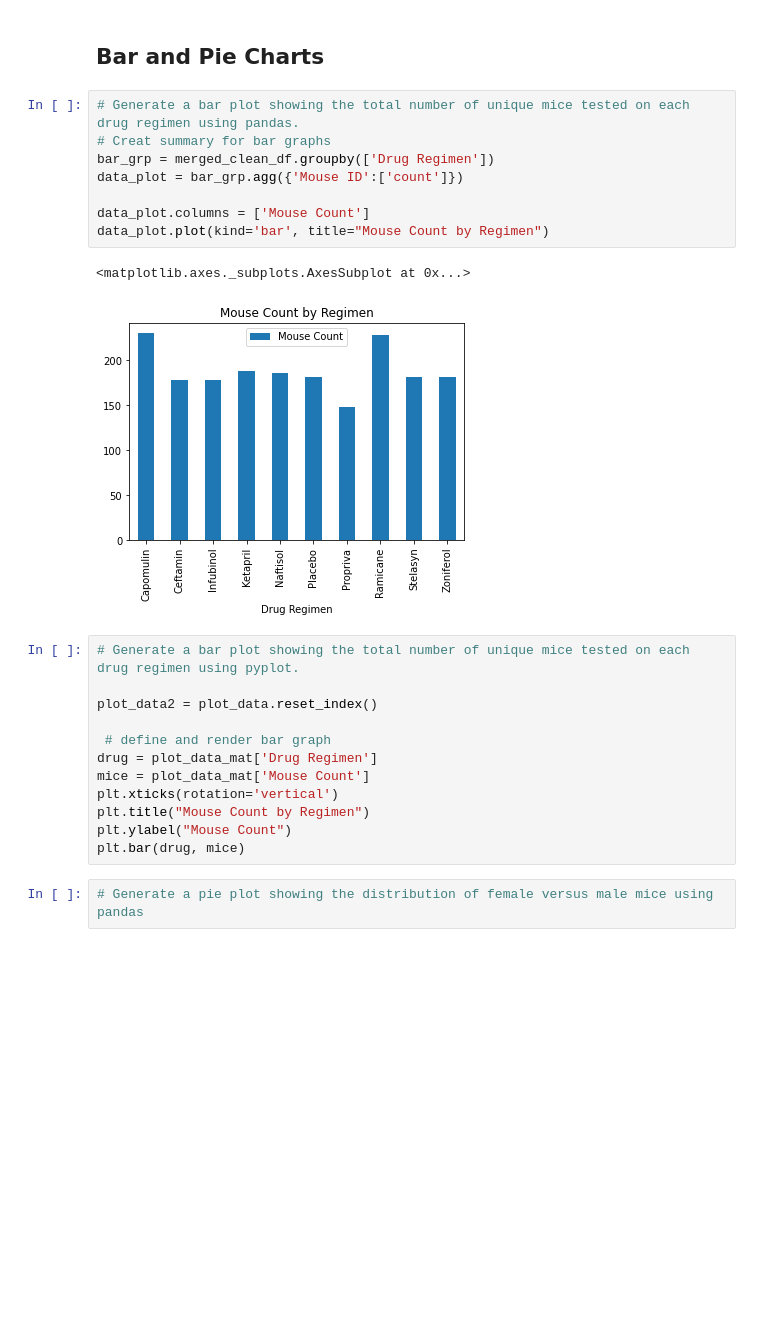
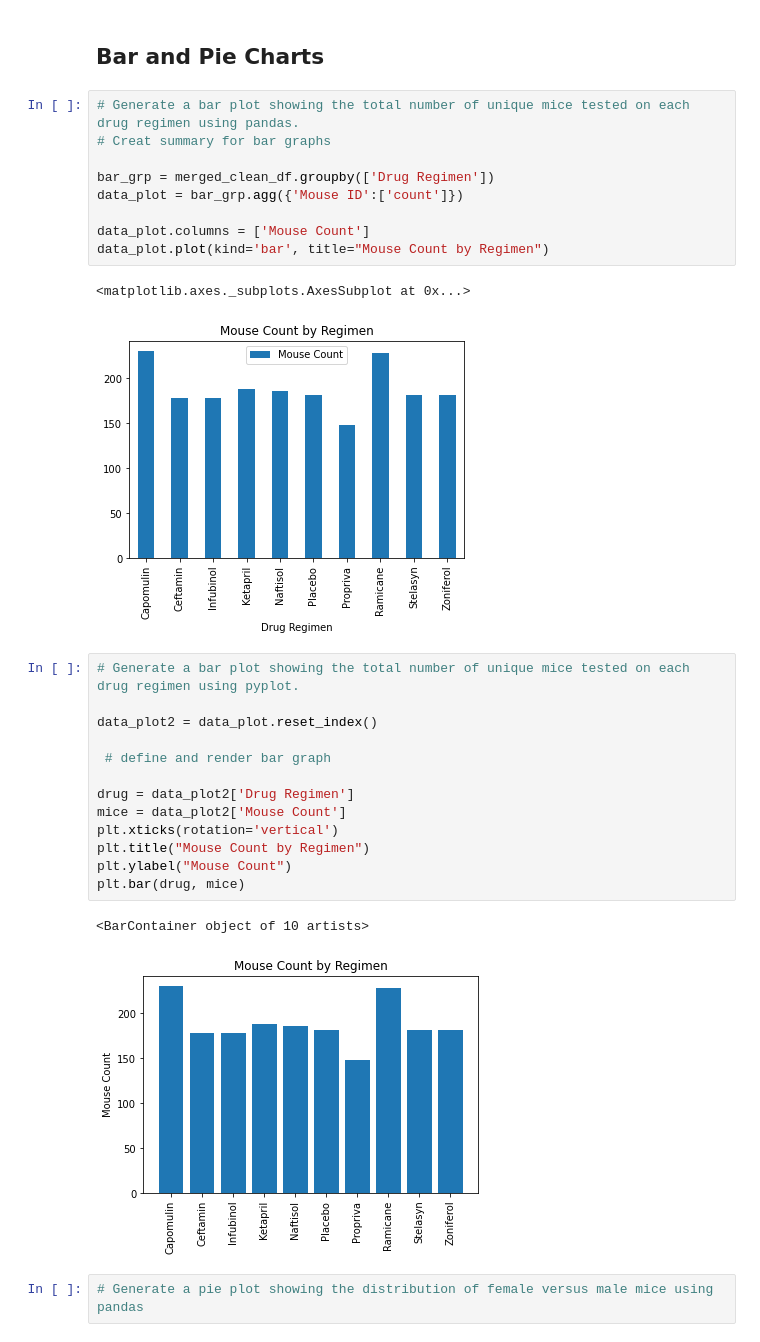
Before and after one commit to abarnatan/matplotlib-challenge, a Jupyter notebook: pymaceuticals_starter.ipynb, the cells around one changed output. Cells and saved outputs as stored; diff of their text form; blank space fills up the shorter version.

```diff
--- a/pymaceuticals_starter.ipynb
+++ b/pymaceuticals_starter.ipynb
@@ -137,6 +150,7 @@ clean_agg
 # %%
 # Generate a bar plot showing the total number of unique mice tested on each drug regimen using pandas.
 # Creat summary for bar graphs
+
 bar_grp = merged_clean_df.groupby(['Drug Regimen'])
 data_plot = bar_grp.agg({'Mouse ID':['count']})
 
@@ -148,15 +162,19 @@ data_plot.plot(kind='bar', title="Mouse Count by Regimen")
 # %%
 # Generate a bar plot showing the total number of unique mice tested on each drug regimen using pyplot.
 
-plot_data2 = plot_data.reset_index()
+data_plot2 = data_plot.reset_index()
 
  # define and render bar graph
-drug = plot_data_mat['Drug Regimen']
-mice = plot_data_mat['Mouse Count']
+
+drug = data_plot2['Drug Regimen']
+mice = data_plot2['Mouse Count']
 plt.xticks(rotation='vertical')
 plt.title("Mouse Count by Regimen")
 plt.ylabel("Mouse Count")
 plt.bar(drug, mice)
+# %% [output]
+<BarContainer object of 10 artists>
+[figure, added]
 # %%
 # Generate a pie plot showing the distribution of female versus male mice using pandas
 # %%
```
Also changed, not shown: parts of 8 cells of this notebook.
